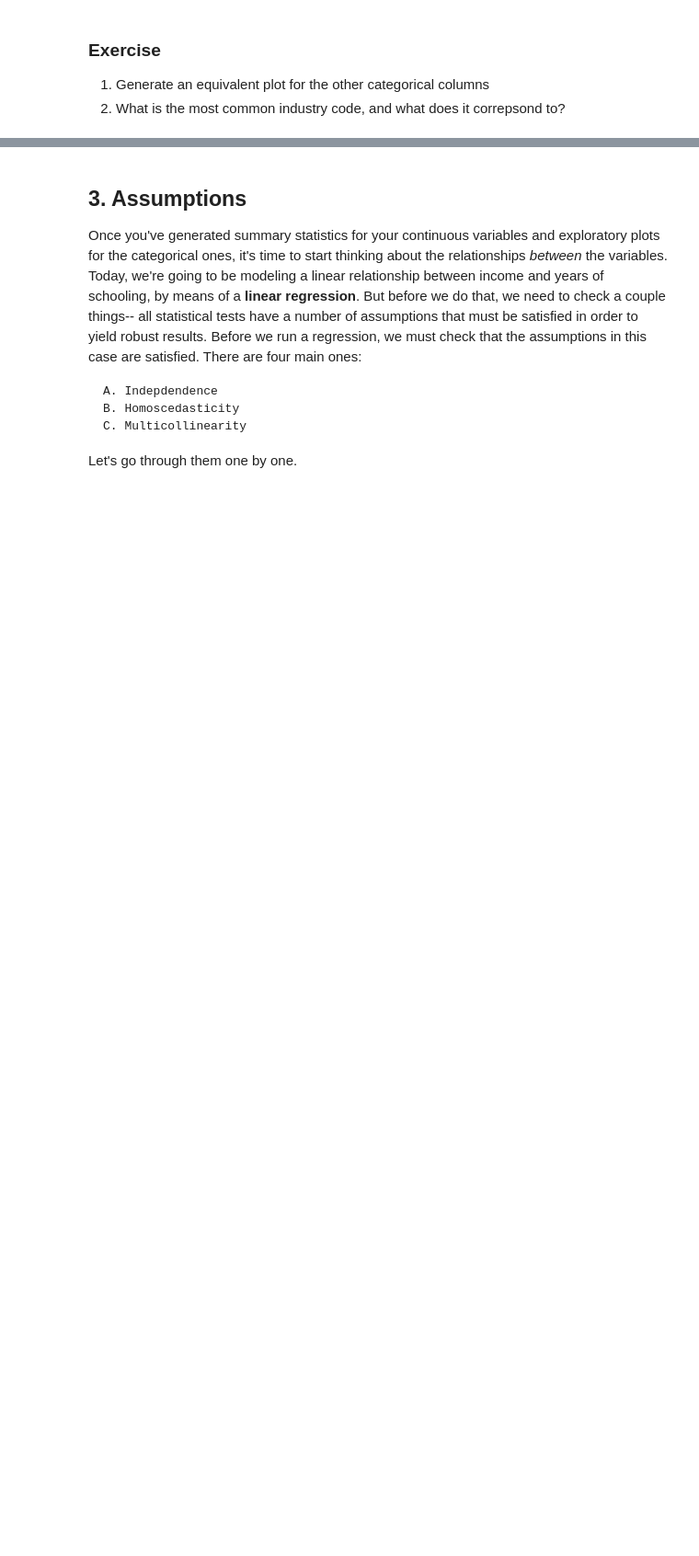
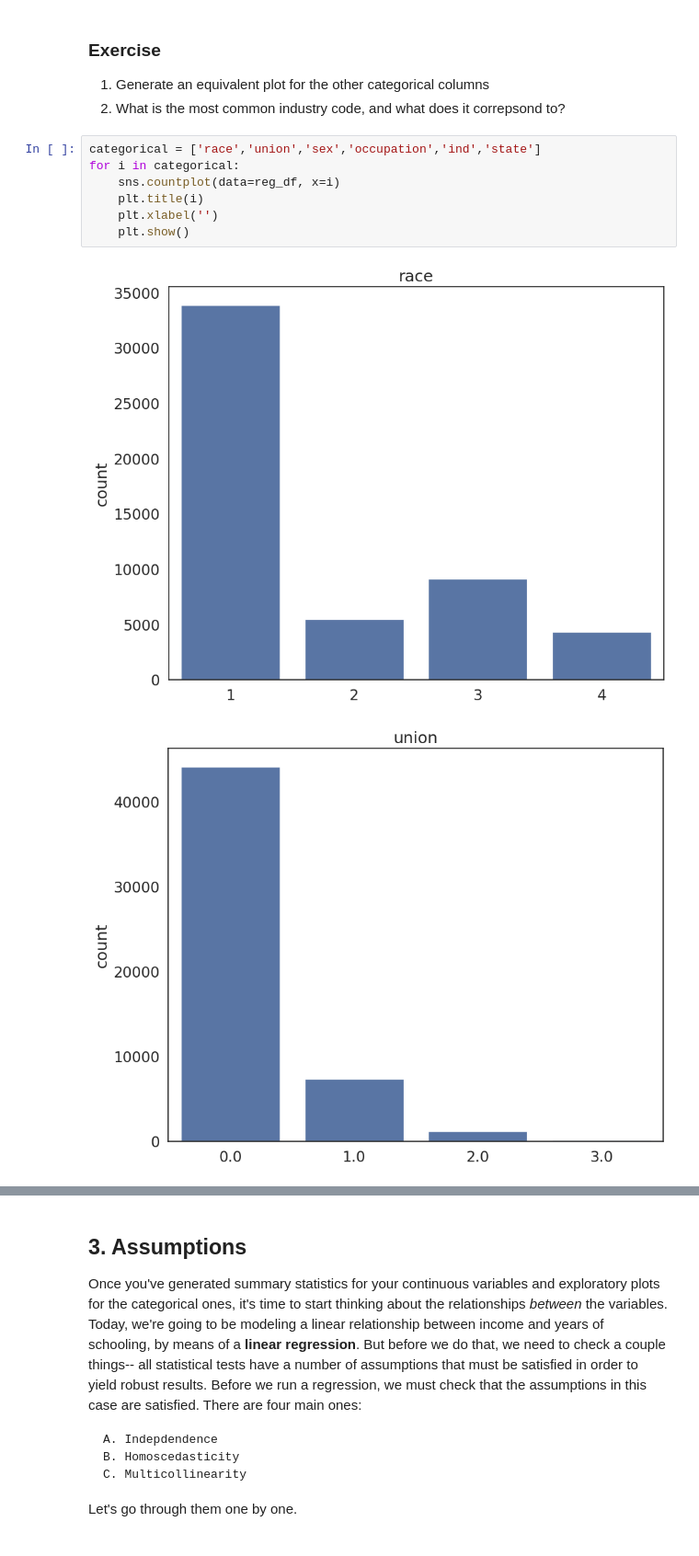
Before and after one commit to Sofiav014/QM2, a Jupyter notebook: notebooks/W07. Linear Regression.ipynb, the cells around one changed output, grey strips where cells are left out. Shown at 92% size. Saved outputs shown, nothing was run; the diff lists cells and outputs as text; blank space fills up the shorter version.

```diff
--- a/notebooks/W07. Linear Regression.ipynb
+++ b/notebooks/W07. Linear Regression.ipynb
@@ -162,3 +162,13 @@ plt.show() # show the plot
 
 1. Generate an equivalent plot for the other categorical columns
 2. What is the most common industry code, and what does it correpsond to?
+# %%
+categorical = ['race','union','sex','occupation','ind','state']
+for i in categorical:
+    sns.countplot(data=reg_df, x=i)
+    plt.title(i)
+    plt.xlabel('')
+    plt.show()
+# %% [output]
+[figure, added]
+[figure, added]
```
Also changed, not shown: parts of 16 cells of this notebook.
